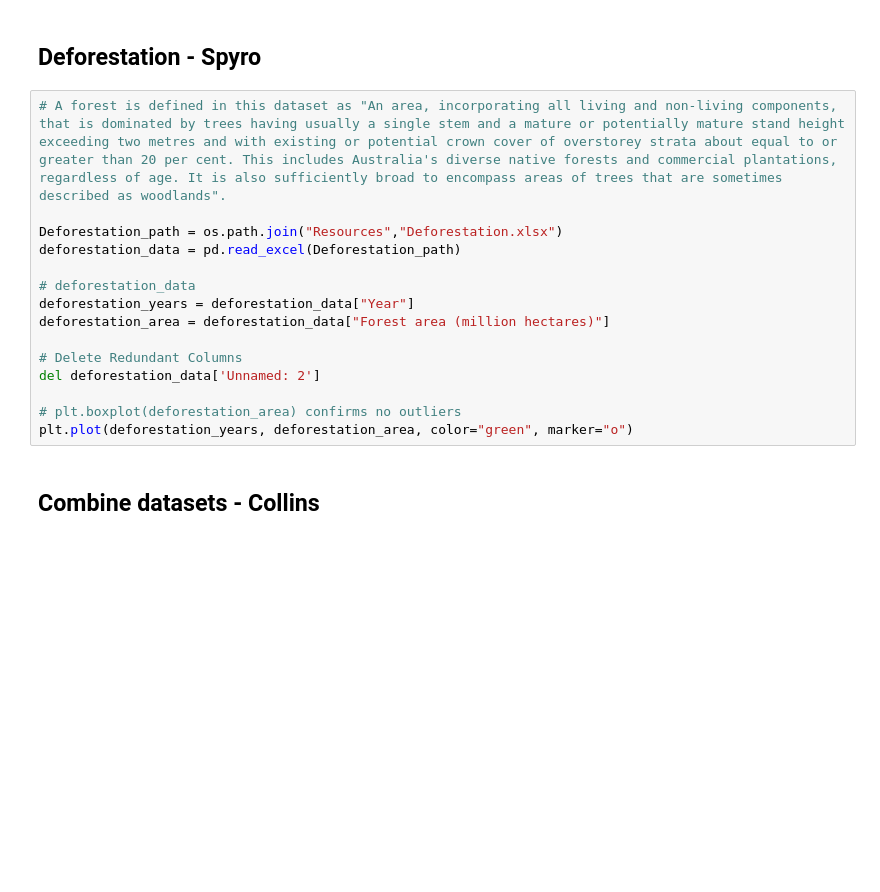
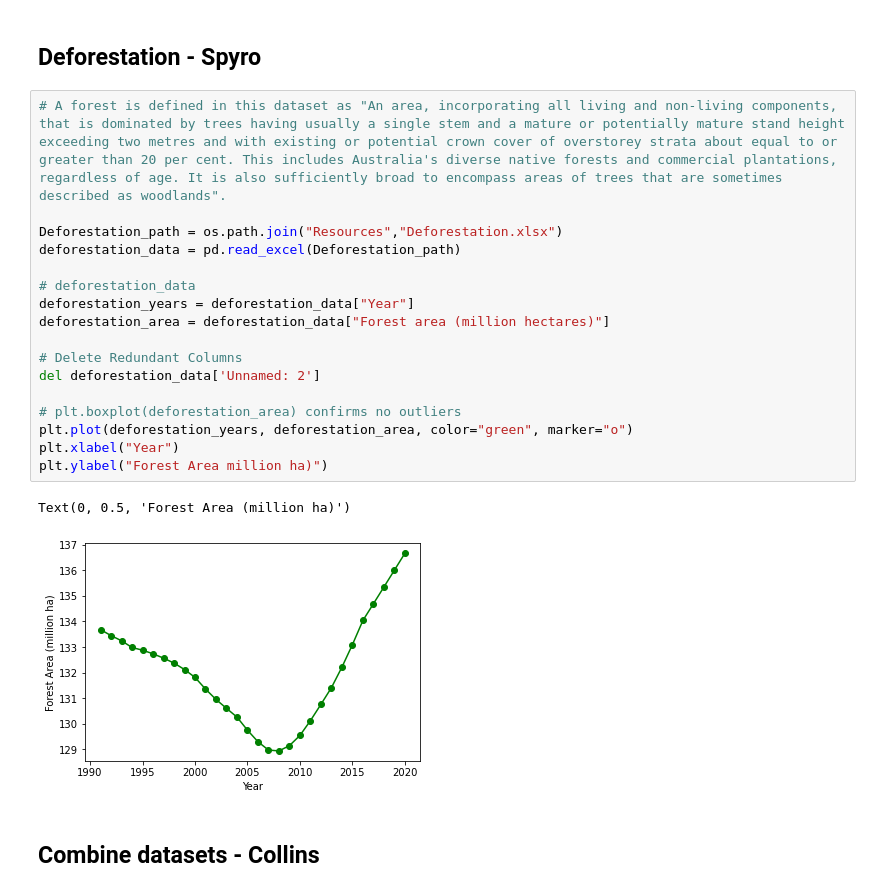
Before and after one commit to thierzon/disney-donut-project, a Jupyter notebook: combined_data.ipynb, the cells around one changed output. Drawn from its saved outputs; the diff is of its cells as text; blank space fills up the shorter version.

```diff
--- a/combined_data.ipynb
+++ b/combined_data.ipynb
@@ -368,16 +372,21 @@ The correlation between CO2 emissions and Temperature factors is 0.41
 
 Deforestation_path = os.path.join("Resources","Deforestation.xlsx")
 deforestation_data = pd.read_excel(Deforestation_path)
 
 # deforestation_data
 deforestation_years = deforestation_data["Year"]
 deforestation_area = deforestation_data["Forest area (million hectares)"]
 
 # Delete Redundant Columns
 del deforestation_data['Unnamed: 2']
 
 # plt.boxplot(deforestation_area) confirms no outliers
 plt.plot(deforestation_years, deforestation_area, color="green", marker="o")
+plt.xlabel("Year")
+plt.ylabel("Forest Area million ha)")
+# %% [output]
+Text(0, 0.5, 'Forest Area (million ha)')
+[figure, added]
 # %% [markdown]
 ## Combine datasets - Collins
 # %%
```
Also changed, not shown: parts of 13 cells of this notebook, 4 other files.
